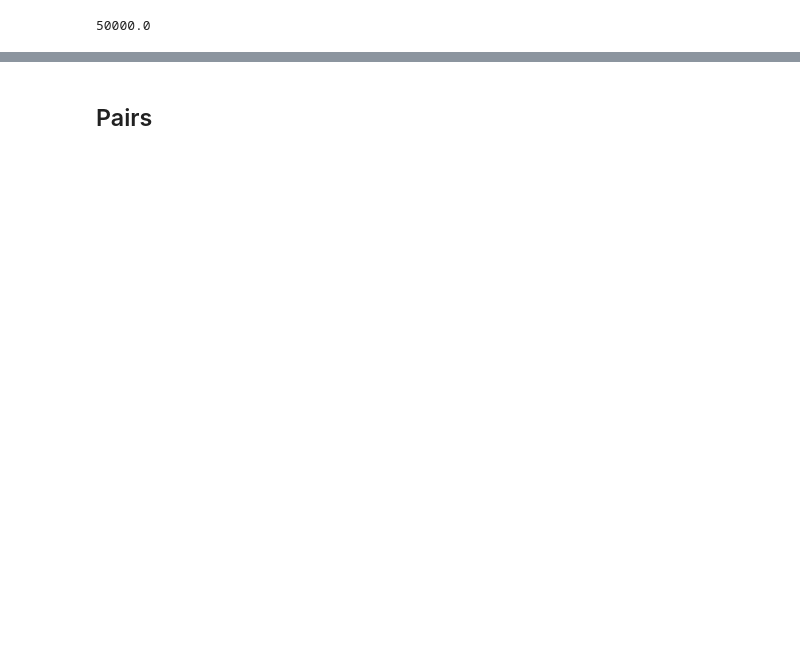
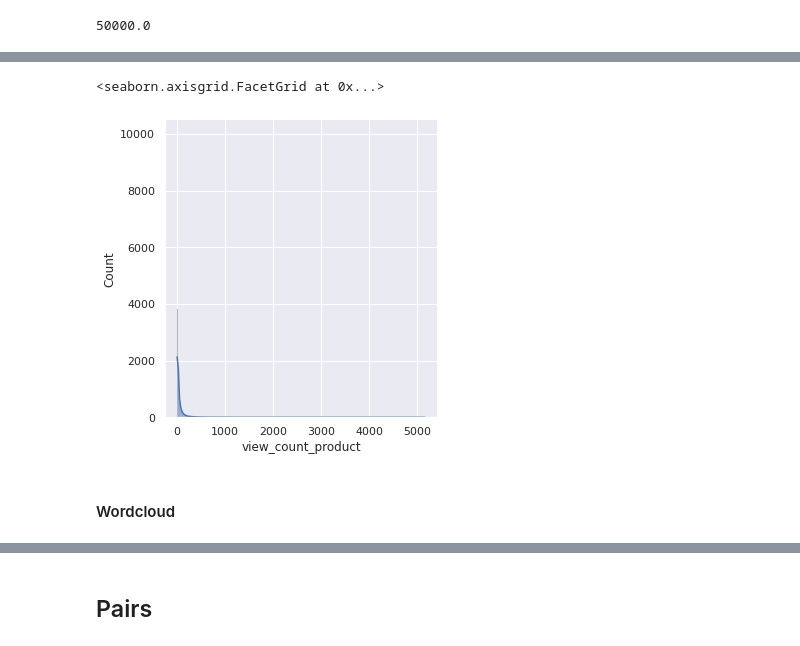
Before and after one commit to brenomatos/case, a Jupyter notebook: exp-analysis.ipynb, the cells around one changed output, grey strips where cells are left out. Drawn from its saved outputs; the diff is of its cells as text; code cells hidden in the pictures; blank space fills up the shorter version.

Commit message:
adds wordcloud

```diff
--- a/exp-analysis.ipynb
+++ b/exp-analysis.ipynb
@@ -90,3 +97,10 @@ products[products["weight"]==50000]
 | 26274 | 25769811127 | Espelho Decorativo Amadeirado Ant... | [espelho decorativo, espelho chan... | 2020-06-29 11:59:11 | 1199.0 | 50000.0 | 0 | Decoração | ... |
 | 26960 | 17179885193 | gaveteiro closet porta joias e ac... | [armário, gaveteiro, closet, port... | 2021-10-08 09:04:35 | 2499.0 | 50000.0 | 0 | Decoração | ... |
 | 45896 | 8589951074 | Cama Jardim Encantado Solteiro | [cama jardim, cama solteiro, cama... | 2022-05-05 20:58:49 | 1350.0 | 50000.0 | 0 | Infantil | ... |
+# %%
+sns.displot(products["view_count_product"],kde=True)
+# %% [output]
+<seaborn.axisgrid.FacetGrid at 0x...>
+[figure, added]
+# %% [markdown]
+#### Wordcloud
```
Also changed, not shown: parts of 5 cells of this notebook.
